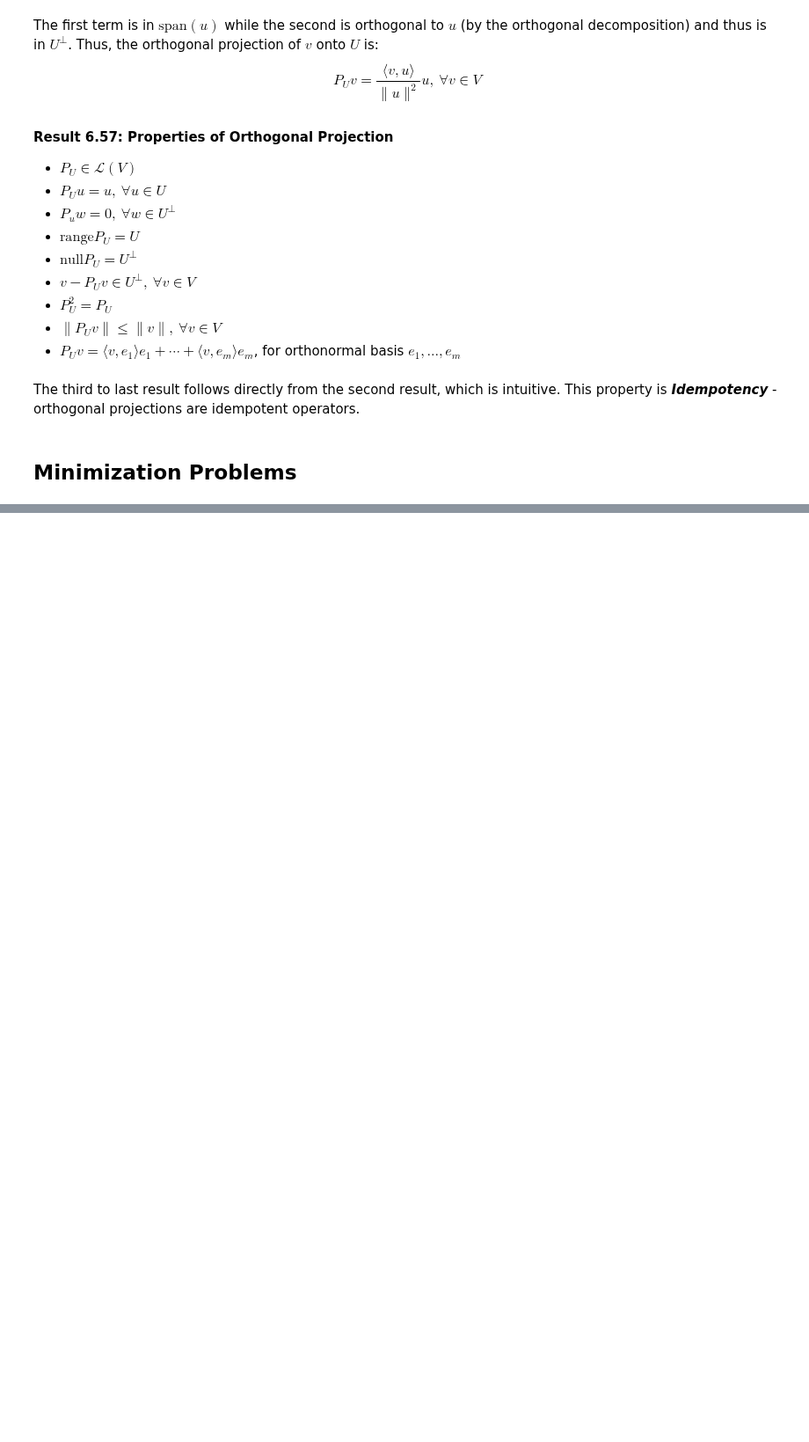
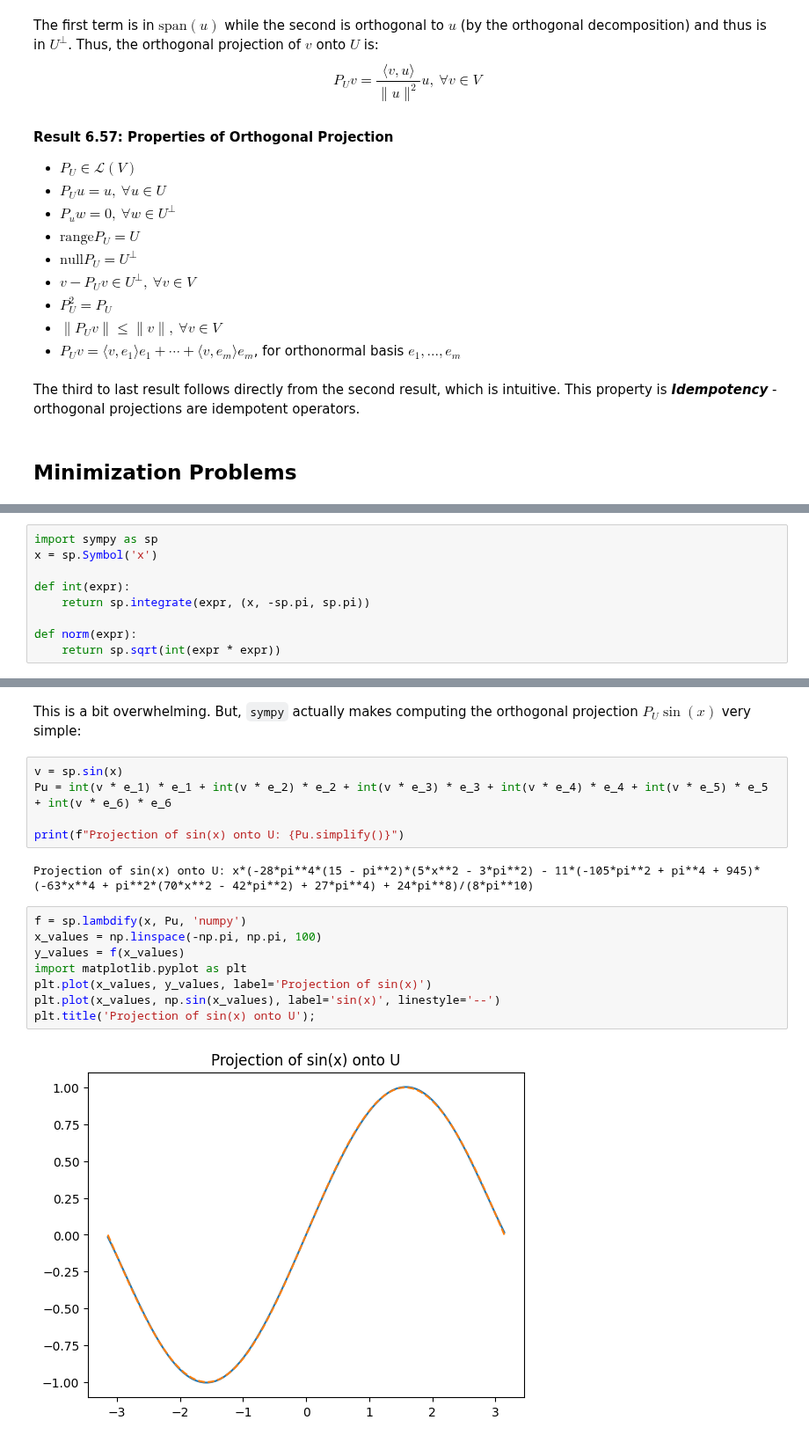
Before and after one commit to BenAF002/data_science, a Jupyter notebook: Notes/linalg_done_right/ch6_inner_product_spaces.ipynb, the cells around one changed output, grey strips where cells are left out. Shown at 88% size. Drawn from its saved outputs; the diff is of its cells as text; blank space fills up the shorter version.

```diff
--- a/Notes/linalg_done_right/ch6_inner_product_spaces.ipynb
+++ b/Notes/linalg_done_right/ch6_inner_product_spaces.ipynb
@@ -265,0 +292,9 @@ The third to last result follows directly from the second result, which is intui
+# %%
+import sympy as sp
+x = sp.Symbol('x')
+
+def int(expr):
+    return sp.integrate(expr, (x, -sp.pi, sp.pi))
+
+def norm(expr):
+    return sp.sqrt(int(expr * expr))
@@ -265,0 +356,19 @@ The third to last result follows directly from the second result, which is intui
+# %% [markdown]
+This is a bit overwhelming. But, `sympy` actually makes computing the orthogonal projection $P_U\sin(x)$ very simple:
+# %%
+v = sp.sin(x)
+Pu = int(v * e_1) * e_1 + int(v * e_2) * e_2 + int(v * e_3) * e_3 + int(v * e_4) * e_4 + int(v * e_5) * e_5 + int(v * e_6) * e_6
+
+print(f"Projection of sin(x) onto U: {Pu.simplify()}")
+# %% [output]
+Projection of sin(x) onto U: x*(-28*pi**4*(15 - pi**2)*(5*x**2 - 3*pi**2) - 11*(-105*pi**2 + pi**4 + 945)*(-63*x**4 + pi**2*(70*x**2 - 42*pi**2) + 27*pi**4) + 24*pi**8)/(8*pi**10)
+# %%
+f = sp.lambdify(x, Pu, 'numpy')
+x_values = np.linspace(-np.pi, np.pi, 100)
+y_values = f(x_values)
+import matplotlib.pyplot as plt
+plt.plot(x_values, y_values, label='Projection of sin(x)')
+plt.plot(x_values, np.sin(x_values), label='sin(x)', linestyle='--')
+plt.title('Projection of sin(x) onto U');
+# %% [output]
+[figure, added]
```
Also changed, not shown: parts of 17 cells of this notebook, 3 other files.
